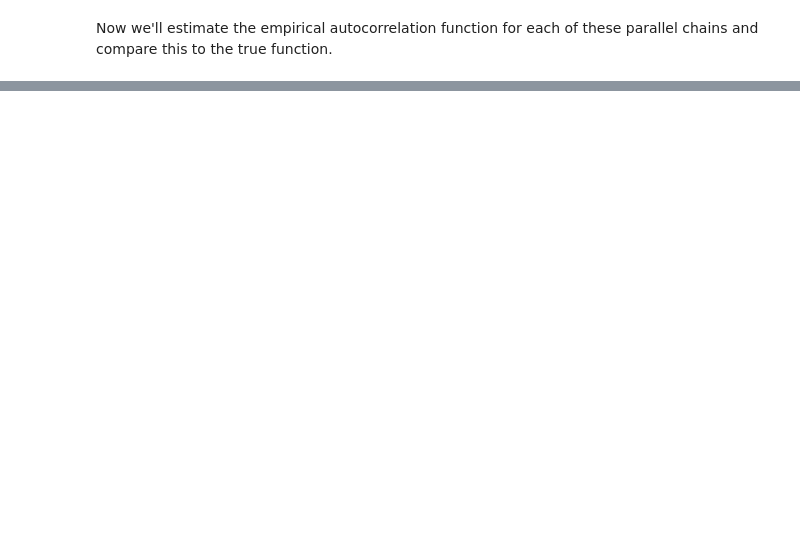
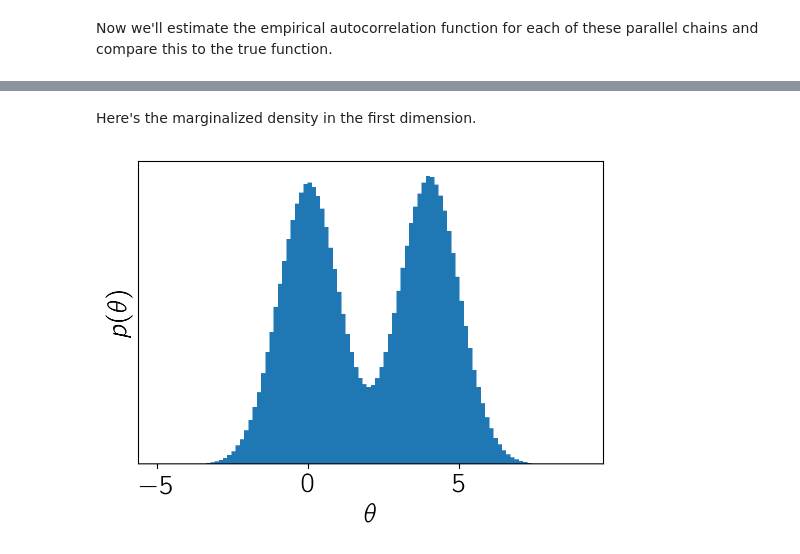
Before and after one commit to dfm/emcee, a Jupyter notebook: docs/_static/notebooks/autocorr.ipynb, the cells around one changed output, grey strips where cells are left out. Cells and saved outputs as stored; diff of their text form; code cells hidden in the pictures; blank space fills up the shorter version.

```diff
--- a/docs/_static/notebooks/autocorr.ipynb
+++ b/docs/_static/notebooks/autocorr.ipynb
@@ -638,0 +284,11 @@ a, c
+# %% [markdown]
+Here's the marginalized density in the first dimension.
+# %%
+chain = sampler.get_chain()[:, :, 0].T
+
+plt.hist(chain.flatten(), 100)
+plt.gca().set_yticks([])
+plt.xlabel(r"$\theta$")
+plt.ylabel(r"$p(\theta)$");
+# %% [output]
+[figure, added]
```
Also changed, not shown: parts of 44 cells of this notebook.
